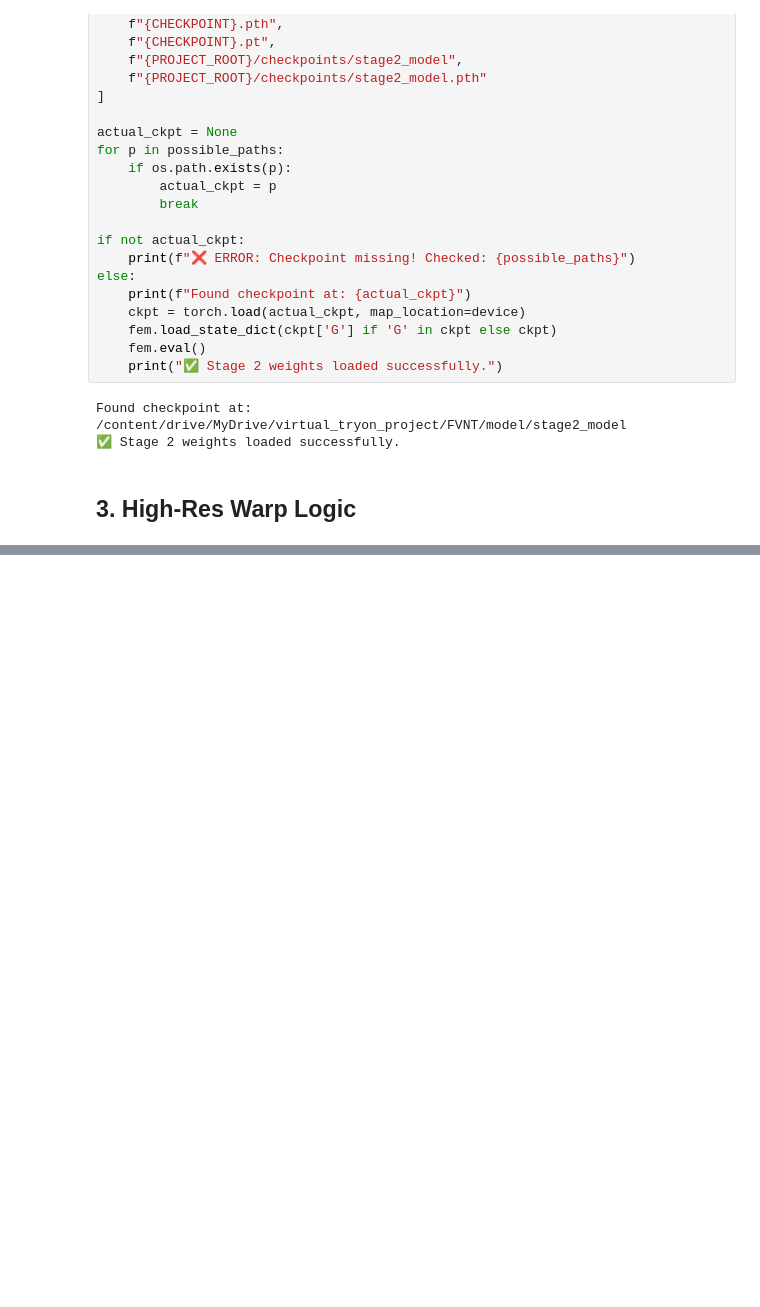
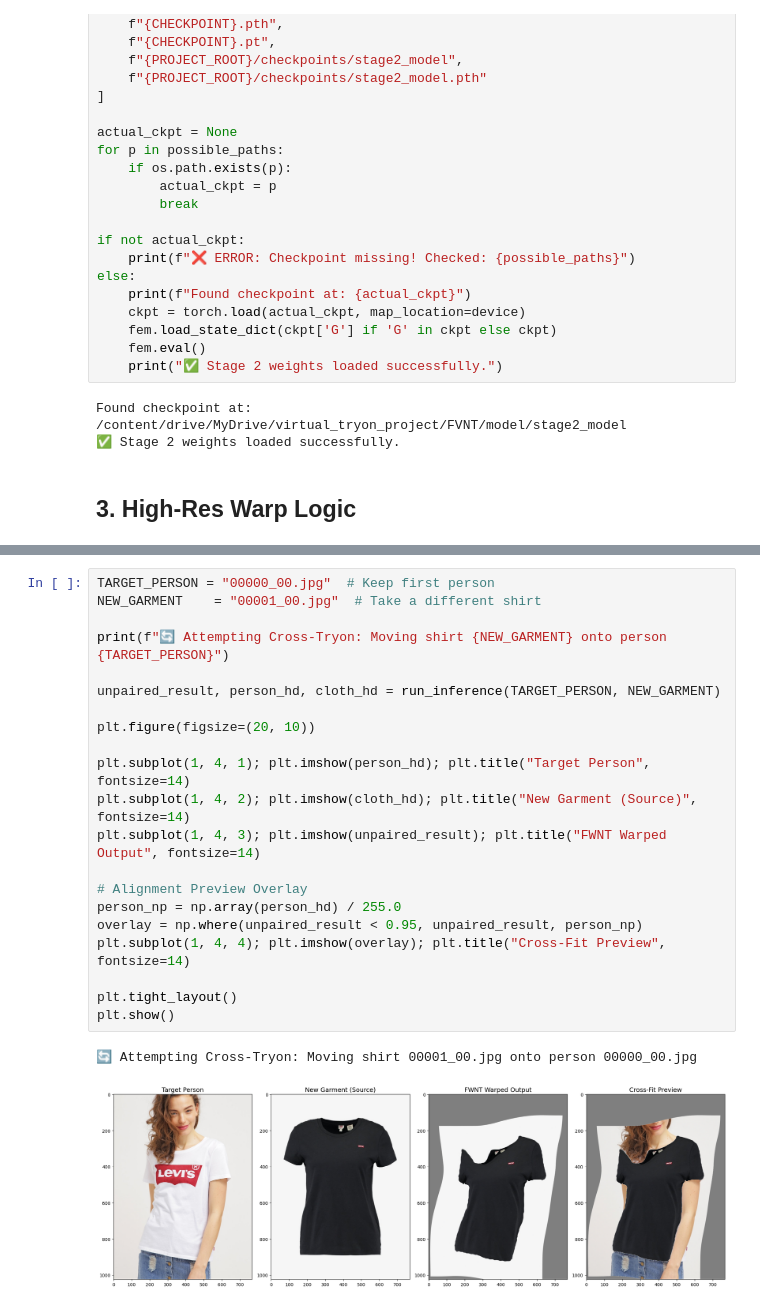
Before and after one commit to rahul-ks04/virtual-tryon, a Jupyter notebook: notebooks/03_fvnt_flow_renderer.ipynb, the cells around one changed output, grey strips where cells are left out. Cells and saved outputs as stored; diff of their text form; blank space fills up the shorter version.

```diff
--- a/notebooks/03_fvnt_flow_renderer.ipynb
+++ b/notebooks/03_fvnt_flow_renderer.ipynb
@@ -258,0 +230,24 @@ print(f"✅ High-res result saved to {out_dir}/hd_warped_{PERSON_ID}")
+# %%
+TARGET_PERSON = "00000_00.jpg"  # Keep first person
+NEW_GARMENT    = "00001_00.jpg"  # Take a different shirt
+
+print(f"🔄 Attempting Cross-Tryon: Moving shirt {NEW_GARMENT} onto person {TARGET_PERSON}")
+
+unpaired_result, person_hd, cloth_hd = run_inference(TARGET_PERSON, NEW_GARMENT)
+
+plt.figure(figsize=(20, 10))
+
+plt.subplot(1, 4, 1); plt.imshow(person_hd); plt.title("Target Person", fontsize=14)
+plt.subplot(1, 4, 2); plt.imshow(cloth_hd); plt.title("New Garment (Source)", fontsize=14)
+plt.subplot(1, 4, 3); plt.imshow(unpaired_result); plt.title("FWNT Warped Output", fontsize=14)
+
+# Alignment Preview Overlay
+person_np = np.array(person_hd) / 255.0
+overlay = np.where(unpaired_result < 0.95, unpaired_result, person_np)
+plt.subplot(1, 4, 4); plt.imshow(overlay); plt.title("Cross-Fit Preview", fontsize=14)
+
+plt.tight_layout()
+plt.show()
+# %% [output]
+🔄 Attempting Cross-Tryon: Moving shirt 00001_00.jpg onto person 00000_00.jpg
+[figure, added]
```
Also changed, not shown: parts of 11 cells of this notebook.
